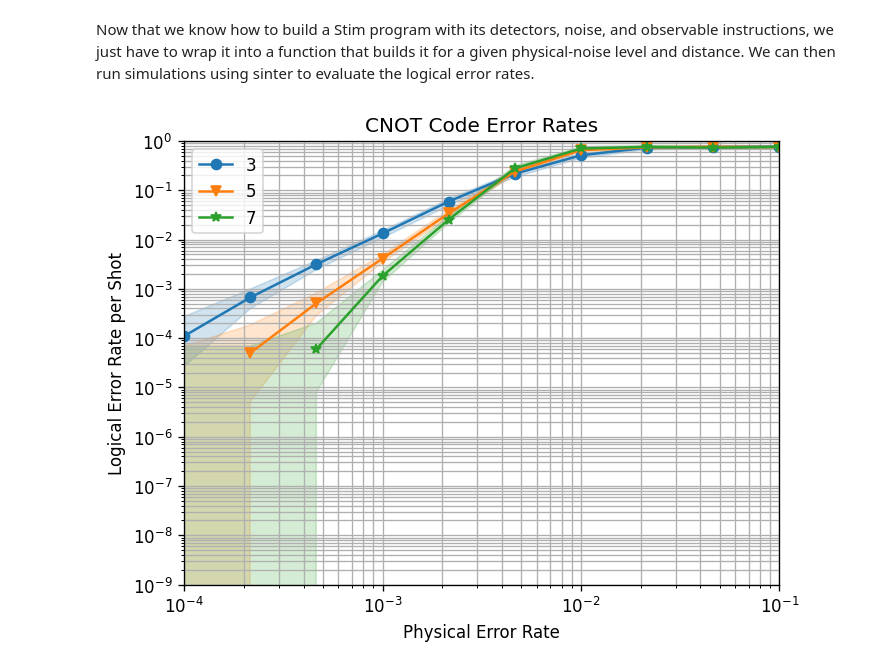
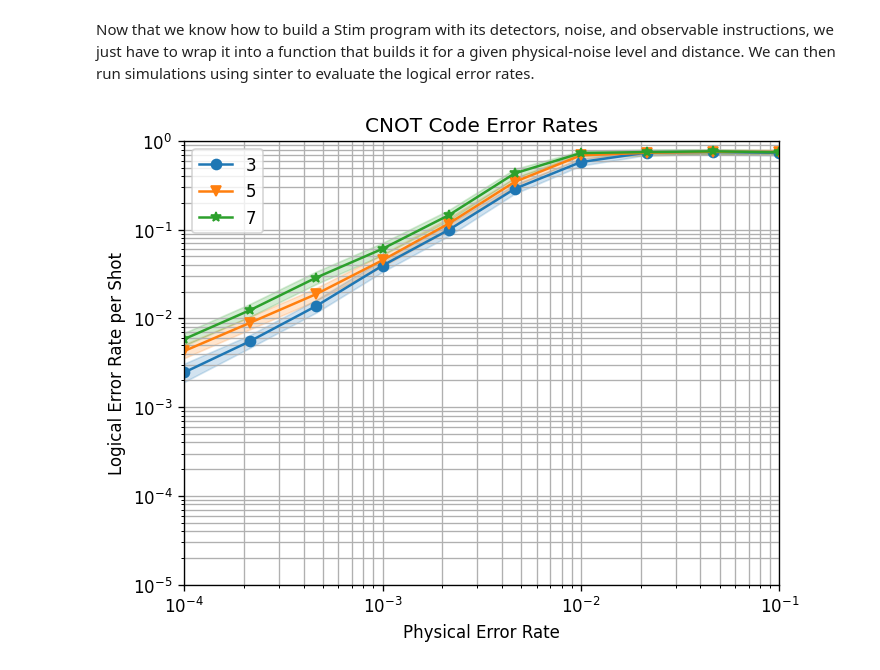
Before and after one commit to LennyDZ/EPIC-QEC, a Jupyter notebook: docs/getting_started.ipynb, the cells around one changed output. Drawn from its saved outputs; the diff is of its cells as text; code cells hidden in the pictures.

```diff
--- a/docs/getting_started.ipynb
+++ b/docs/getting_started.ipynb
@@ -92,11 +92,14 @@ config = {
         "epic.core.qec_primitives.interfaces.ExtractSyndrome": "epic.modules.qec_primitives.RSCSyndromeExtraction",
     },
     "objective_distance": 3,
+    "physical_qubits_limit": -1,
 }
 # %% [markdown]
 We can then create our compiler with this config and compile our program. The outcome of `.compile(program)` is a `CompiledExperiment` object. It contains the instructions, detectors, and observables as defined by the gadgets. In Stim, we need to declare deterministic observables in order to simulate properly. Furthermore, we still need to add the feedforward corrections for our CNOT to be complete. This is done by calling `.to_stim_program()` and providing the observables we want. Here, the outcome of the ZZ measurement and the ancilla readout are added to the target readout in order to match the definition of the CNOT, as well as a `NoiseModel`.
 # %%
 from pathlib import Path
+
+import stim
 
 from epic import QECCompiler, StimLikeNoiseModel
 
@@ -105,7 +108,7 @@ compiler = QECCompiler(config)
 # compiled_program = compiler.compile(program, visual_output_path=Path("visualizations/getting_started/comp_vis.pdf"))
 compiled_program = compiler.compile(program)
 
-noise = 0
+noise = 0.1
 noise_model = StimLikeNoiseModel.from_stim_like_probabilities(
     after_clifford_depolarization=noise,
     after_reset_flip_probability=noise,
@@ -114,4 +117,6 @@ noise_model = StimLikeNoiseModel.from_stim_like_probabilities(
 )
 
 stim_observables = [["readout_LZ_control"], ["rsc_surgery_MZZ_ac", "readout_LZ_ancilla", "readout_LZ_target"]]
-stim_program = compiled_program.to_stim_program(stim_observables, noise_model)
+stim_program = compiled_program.to_stim_program(stim_observables)
+
+print(stim_program)
@@ -188,32 +213,32 @@ tasks = [
         json_metadata={"d": d, "p": noise},
     )
     for d in [3, 5, 7]
     for noise in list(np.logspace(-4, -1, 10))
 ]
 
 collected_stats: List[sinter.TaskStats] = sinter.collect(
     num_workers=4,
     tasks=tasks,
     decoders=["pymatching"],
     max_shots=100_000,
     max_errors=500,
 )
 fig, ax = plt.subplots(1, 1)
 sinter.plot_error_rate(
     ax=ax,
     stats=collected_stats,
     x_func=lambda stats: stats.json_metadata["p"],
     group_func=lambda stats: stats.json_metadata["d"],
 )
-ax.set_ylim(1e-9, 1e-0)
+ax.set_ylim(1e-5, 1e-0)
 ax.set_xlim(1e-4, 1e-1)
 ax.loglog()
 ax.set_title("CNOT Code Error Rates")
 ax.set_xlabel("Physical Error Rate")
 ax.set_ylabel("Logical Error Rate per Shot")
 ax.grid(which="major")
 ax.grid(which="minor")
 ax.legend()
 fig.set_dpi(120)
 # %% [output]
-[figure, old version]
+[figure, new version]
```
Also changed, not shown: parts of 2 cells of this notebook, 24 other files.
